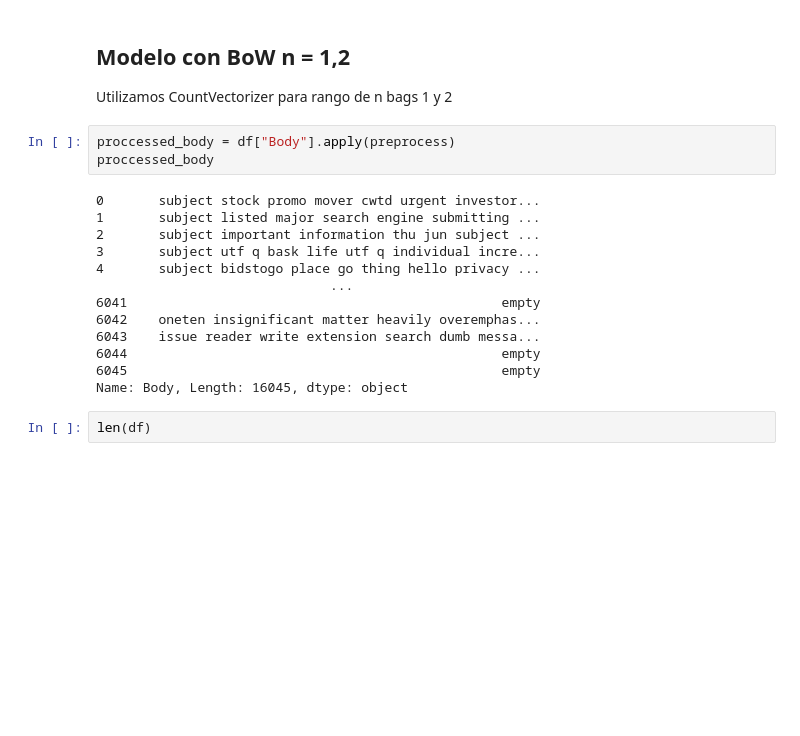
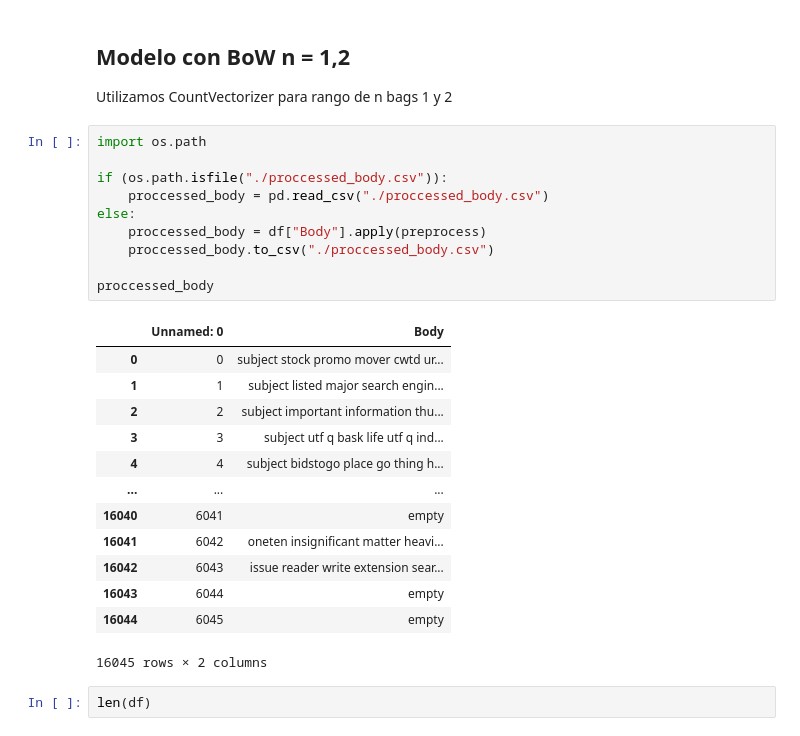
Before and after one commit to aeaa1998/spam-detect, a Jupyter notebook: LAB02.ipynb, the cells around one changed output. Cells and saved outputs as stored; diff of their text form; blank space fills up the shorter version.

```diff
--- a/LAB02.ipynb
+++ b/LAB02.ipynb
@@ -278,21 +264,29 @@ len(df)
 ## Modelo con BoW n = 1,2
 Utilizamos CountVectorizer para rango de n bags 1 y 2
 # %%
-proccessed_body = df["Body"].apply(preprocess)
+import os.path
+
+if (os.path.isfile("./proccessed_body.csv")):
+    proccessed_body = pd.read_csv("./proccessed_body.csv")
+else:
+    proccessed_body = df["Body"].apply(preprocess)
+    proccessed_body.to_csv("./proccessed_body.csv")
+
 proccessed_body
 # %% [output]
+|  | Unnamed: 0 | Body |
+| 0 | 0 | subject stock promo mover cwtd ur... |
+| 1 | 1 | subject listed major search engin... |
+| 2 | 2 | subject important information thu... |
+| 3 | 3 | subject utf q bask life utf q ind... |
+| 4 | 4 | subject bidstogo place go thing h... |
+| ... | ... | ... |
+| 16040 | 6041 | empty |
+| 16041 | 6042 | oneten insignificant matter heavi... |
+| 16042 | 6043 | issue reader write extension sear... |
+| 16043 | 6044 | empty |
+| 16044 | 6045 | empty |
-0       subject stock promo mover cwtd urgent investor...
-1       subject listed major search engine submitting ...
-2       subject important information thu jun subject ...
-3       subject utf q bask life utf q individual incre...
-4       subject bidstogo place go thing hello privacy ...
-                              ...
-6041                                                empty
-6042    oneten insignificant matter heavily overemphas...
-6043    issue reader write extension search dumb messa...
-6044                                                empty
-6045                                                empty
-Name: Body, Length: 16045, dtype: object
+16045 rows × 2 columns
 # %%
 len(df)
 # %% [output]
```
Also changed, not shown: parts of 5 cells of this notebook.
